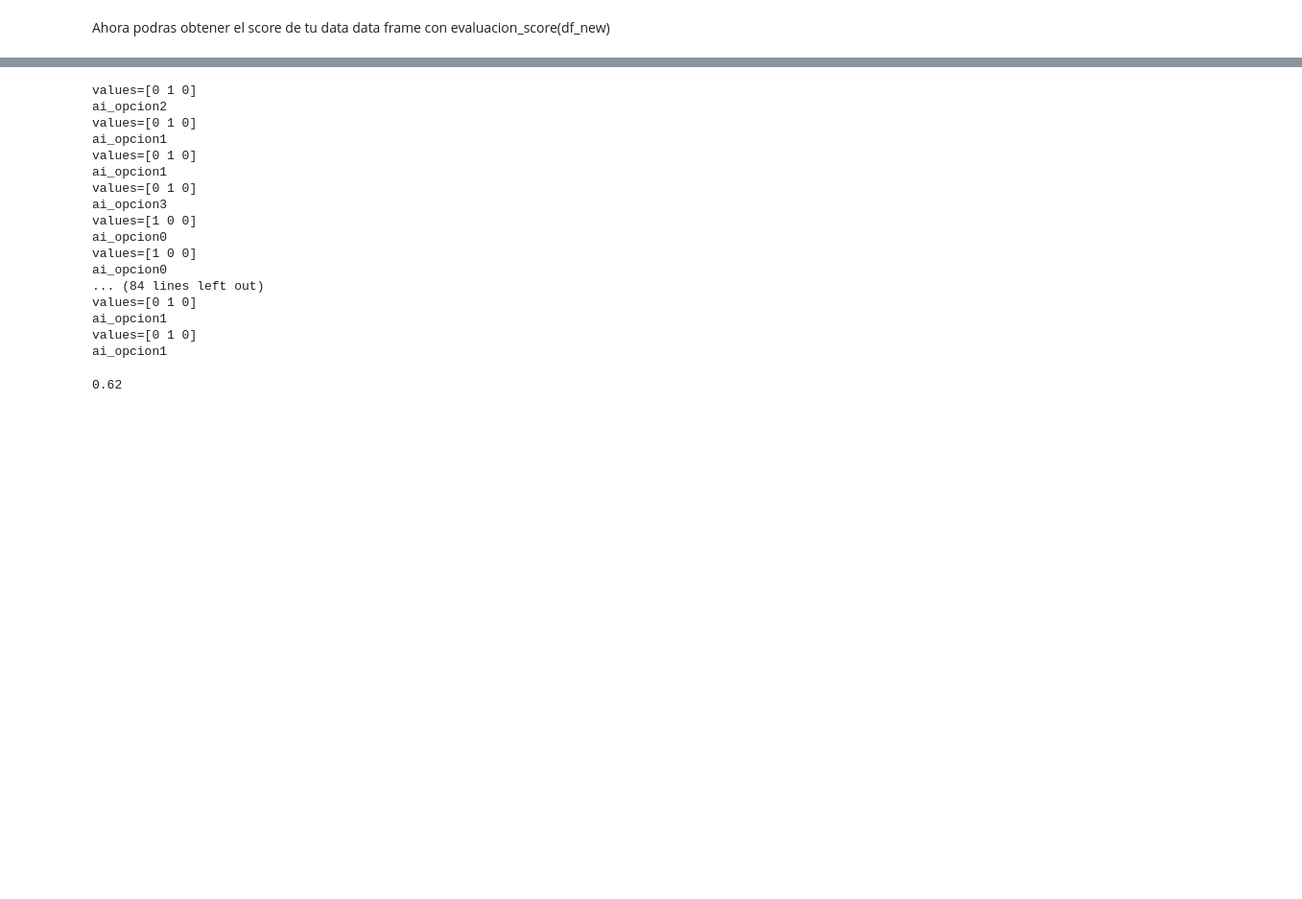
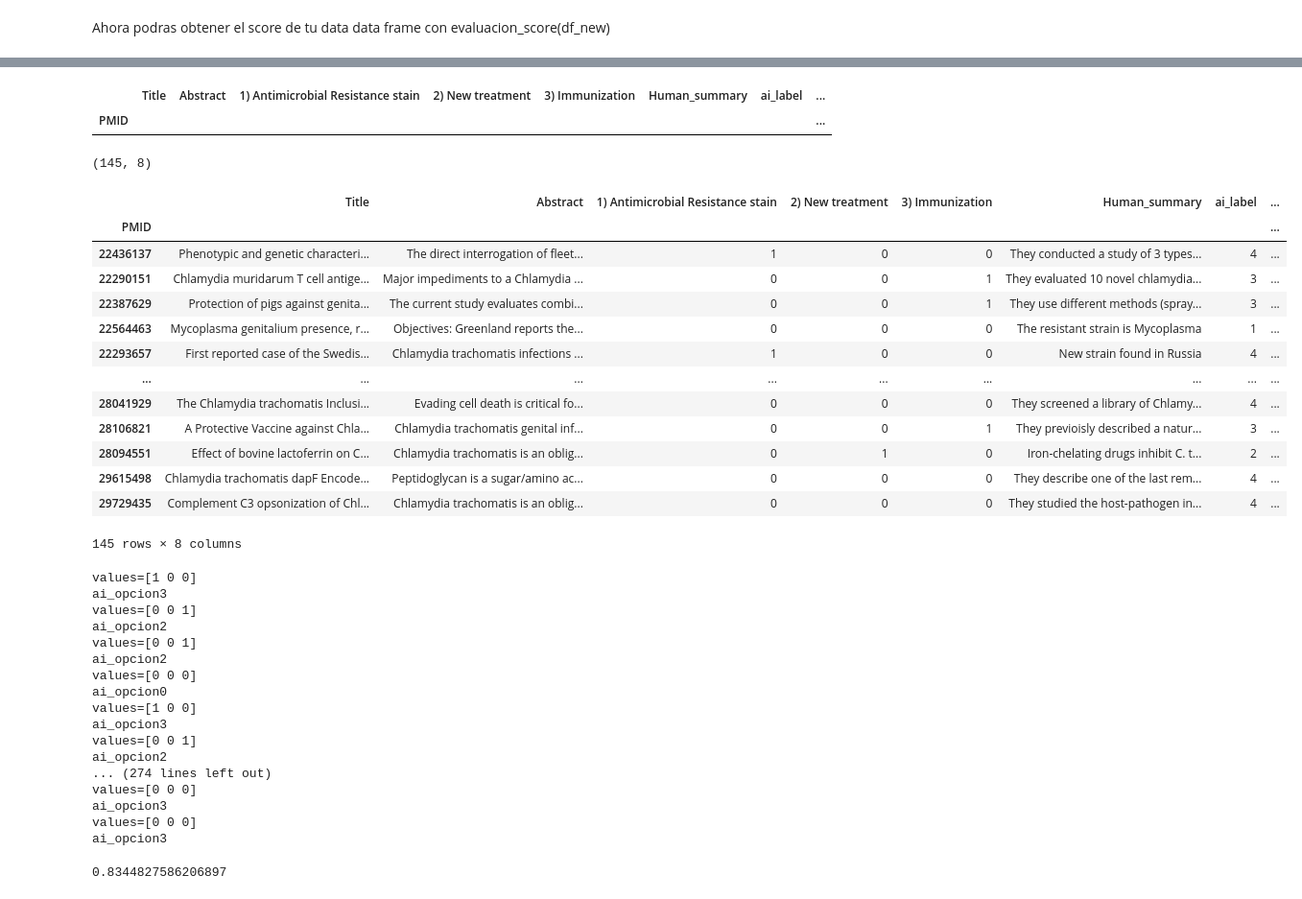
Before and after one commit to LLMzCor/LLMzCor.github.io, a Jupyter notebook: PAC.ipynb, the cells around one changed output, grey strips where cells are left out. Shown at 96% size. Saved outputs shown, nothing was run; the diff lists cells and outputs as text; code cells hidden in the pictures; blank space fills up the shorter version.

```diff
--- a/PAC.ipynb
+++ b/PAC.ipynb
@@ -132,0 +336,4 @@ Ahora podras obtener el score de tu data data frame con evaluacion_score(df_new)
+# %%
+df_ptit=df.iloc[141:150,:]
+df_Ct15 = ask_llm(df_ptit)
+df_Ct15.head()
@@ -132,0 +348,4 @@ Ahora podras obtener el score de tu data data frame con evaluacion_score(df_new)
+# %%
+df_ptit=df.iloc[151:160,:]
+df_Ct16 = ask_llm(df_ptit)
+df_Ct16.head()
@@ -133,21 +360,51 @@ Ahora podras obtener el score de tu data data frame con evaluacion_score(df_new)
+# %%
+df_ptit=df.iloc[161:,:]
+df_Ct17 = ask_llm(df_ptit)
+df_Ct17.head()
+# %% [output]
+|  | Title | Abstract | 1) Antimicrobial Resistance stain | 2) New treatment | 3) Immunization | Human_summary | ai_label | ... |
+| PMID |  |  |  |  |  |  |  | ... |
+# %%
+df_list_Ct= [df_Ct1, df_Ct2, df_Ct3, df_Ct4, df_Ct5, df_Ct6, df_Ct7, df_Ct8, df_Ct9, df_Ct10, df_Ct11, df_Ct12,df_Ct13, df_Ct14, df_Ct15, df_Ct16,df_Ct17]
+df_Ct = pd.concat(df_list_Ct, ignore_index=False)
+df_Ct.shape
+# %% [output]
+(145, 8)
+# %%
+df_Ct
+# %% [output]
+|  | Title | Abstract | 1) Antimicrobial Resistance stain | 2) New treatment | 3) Immunization | Human_summary | ai_label | ... |
+| PMID |  |  |  |  |  |  |  | ... |
+| 22436137 | Phenotypic and genetic characteri... | The direct interrogation of fleet... | 1 | 0 | 0 | They conducted a study of 3 types... | 4 | ... |
+| 22290151 | Chlamydia muridarum T cell antige... | Major impediments to a Chlamydia ... | 0 | 0 | 1 | They evaluated 10 novel chlamydia... | 3 | ... |
+| 22387629 | Protection of pigs against genita... | The current study evaluates combi... | 0 | 0 | 1 | They use different methods (spray... | 3 | ... |
+| 22564463 | Mycoplasma genitalium presence, r... | Objectives: Greenland reports the... | 0 | 0 | 0 | The resistant strain is Mycoplasma | 1 | ... |
+| 22293657 | First reported case of the Swedis... | Chlamydia trachomatis infections ... | 1 | 0 | 0 | New strain found in Russia | 4 | ... |
+| ... | ... | ... | ... | ... | ... | ... | ... | ... |
+| 28041929 | The Chlamydia trachomatis Inclusi... | Evading cell death is critical fo... | 0 | 0 | 0 | They screened a library of Chlamy... | 4 | ... |
+| 28106821 | A Protective Vaccine against Chla... | Chlamydia trachomatis genital inf... | 0 | 0 | 1 | They previoisly described a natur... | 3 | ... |
+| 28094551 | Effect of bovine lactoferrin on C... | Chlamydia trachomatis is an oblig... | 0 | 1 | 0 | Iron-chelating drugs inhibit C. t... | 2 | ... |
+| 29615498 | Chlamydia trachomatis dapF Encode... | Peptidoglycan is a sugar/amino ac... | 0 | 0 | 0 | They describe one of the last rem... | 4 | ... |
+| 29729435 | Complement C3 opsonization of Chl... | Chlamydia trachomatis is an oblig... | 0 | 0 | 0 | They studied the host-pathogen in... | 4 | ... |
+145 rows × 8 columns
 # %%
-evaluacion_score(df_new)
+evaluacion_score(df_Ct)
 # %% [output]
-values=[0 1 0]
+values=[1 0 0]
+ai_opcion3
+values=[0 0 1]
 ai_opcion2
-values=[0 1 0]
-ai_opcion1
-values=[0 1 0]
-ai_opcion1
-values=[0 1 0]
-ai_opcion3
-values=[1 0 0]
+values=[0 0 1]
+ai_opcion2
+values=[0 0 0]
 ai_opcion0
 values=[1 0 0]
-ai_opcion0
-... (84 lines left out)
-values=[0 1 0]
-ai_opcion1
-values=[0 1 0]
-ai_opcion1
+ai_opcion3
+values=[0 0 1]
+ai_opcion2
+... (274 lines left out)
+values=[0 0 0]
+ai_opcion3
+values=[0 0 0]
+ai_opcion3
-0.62
+0.8344827586206897
```
Also changed, not shown: parts of 24 cells of this notebook.
